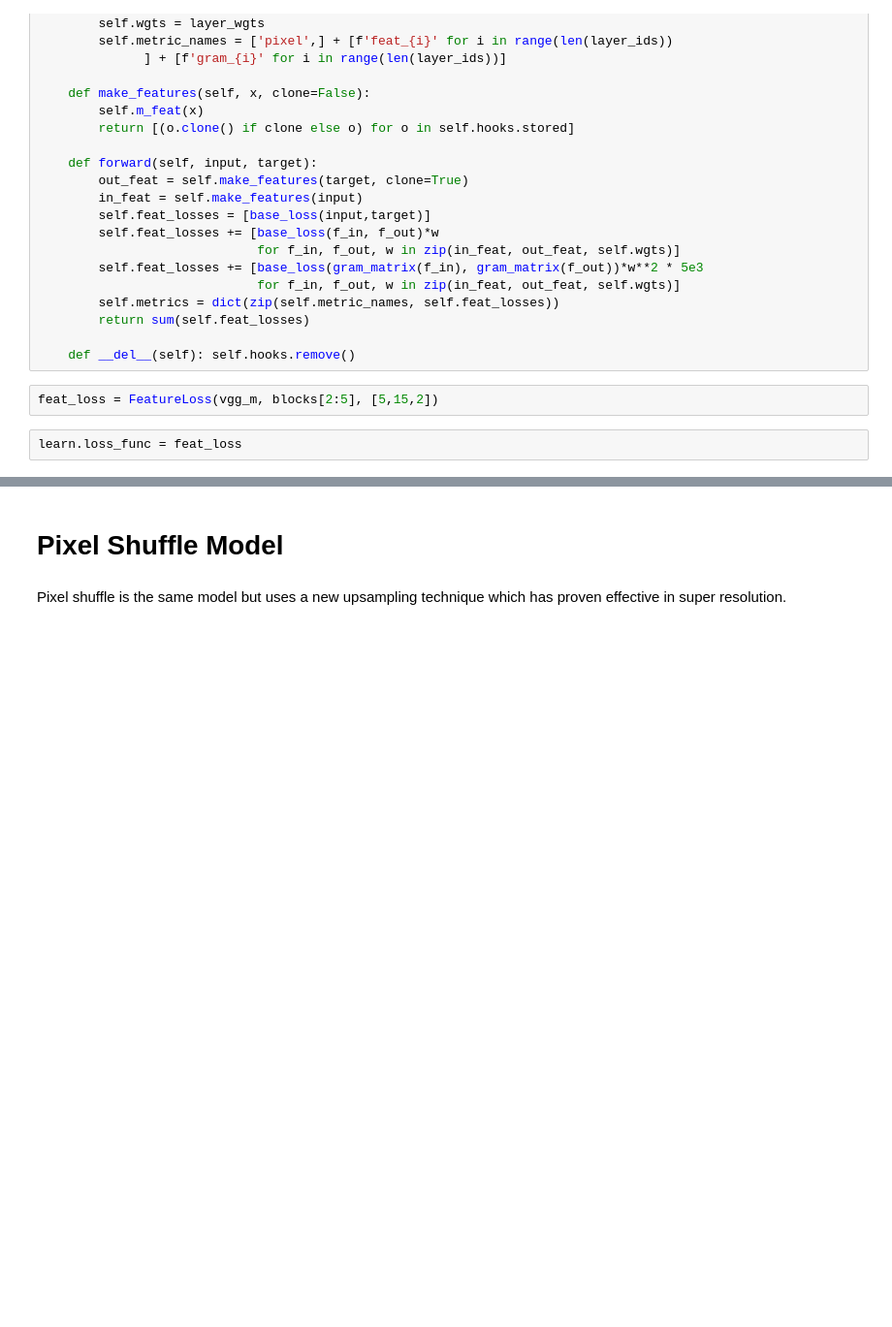
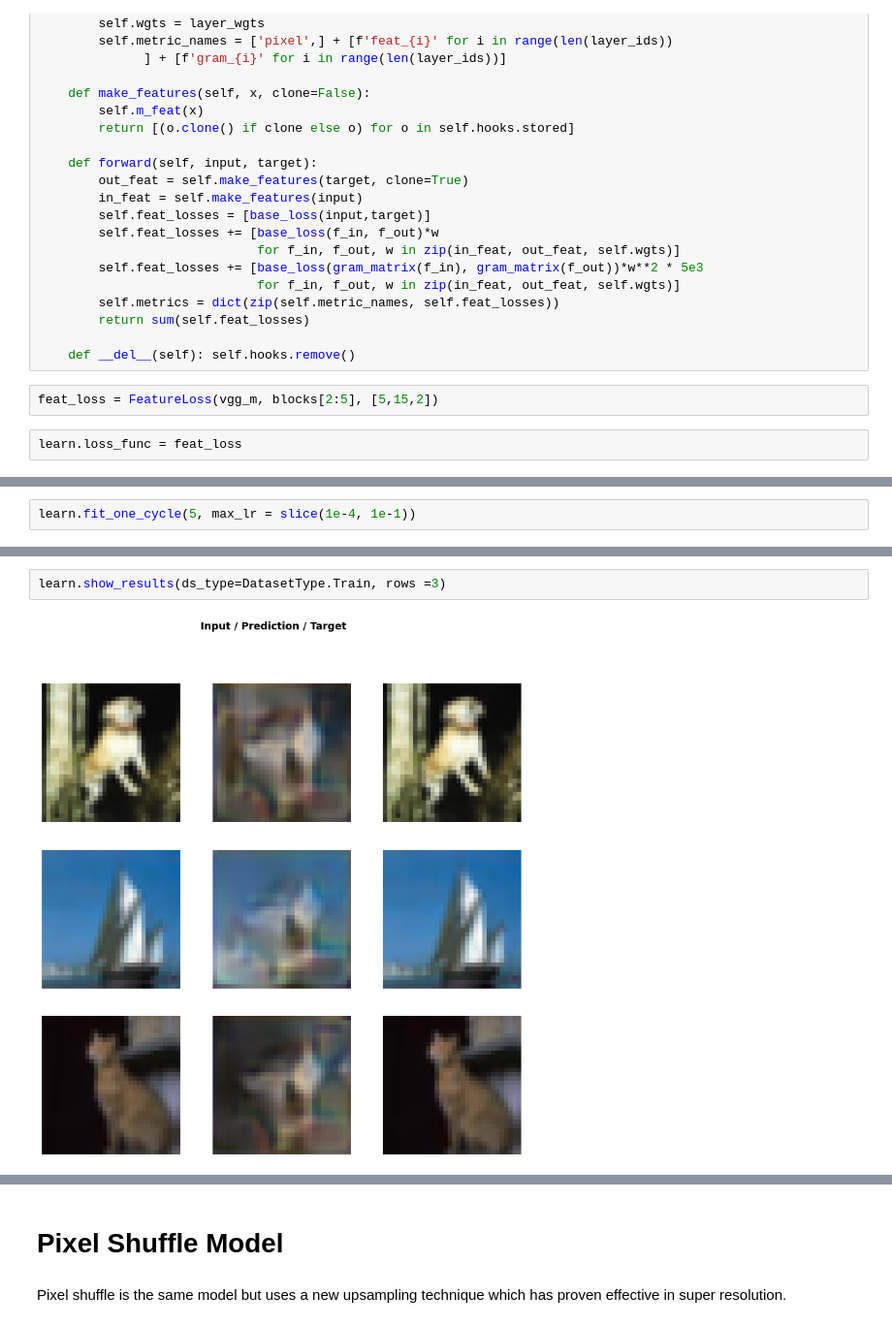
Before and after one commit to henriwoodcock/Applying-Modern-Best-Practices-to-Autoencoders, a Jupyter notebook: notebooks/cifar-10/cifar_autoencoder_joint_training.ipynb, the cells around one changed output, grey strips where cells are left out. Shown at 97% size. Cells and saved outputs as stored; diff of their text form; blank space fills up the shorter version.

```diff
--- a/notebooks/cifar-10/cifar_autoencoder_joint_training.ipynb
+++ b/notebooks/cifar-10/cifar_autoencoder_joint_training.ipynb
@@ -492,0 +524,2 @@ LR Finder is complete, type {learner_name}.recorder.plot() to see the graph.
+# %%
+learn.fit_one_cycle(5, max_lr = slice(1e-4, 1e-1))
@@ -492,0 +541,4 @@ LR Finder is complete, type {learner_name}.recorder.plot() to see the graph.
+# %%
+learn.show_results(ds_type=DatasetType.Train, rows =3)
+# %% [output]
+[figure, added]
```
Also changed, not shown: parts of 70 cells of this notebook.
